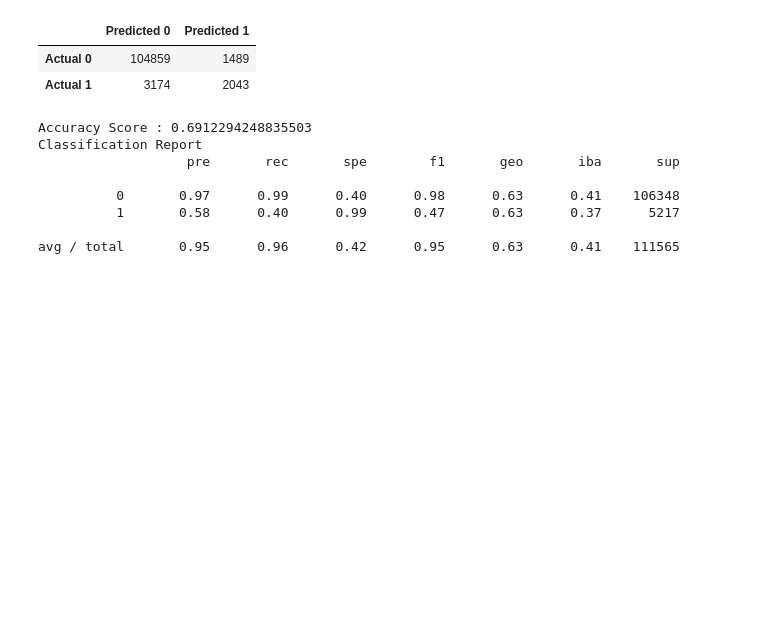
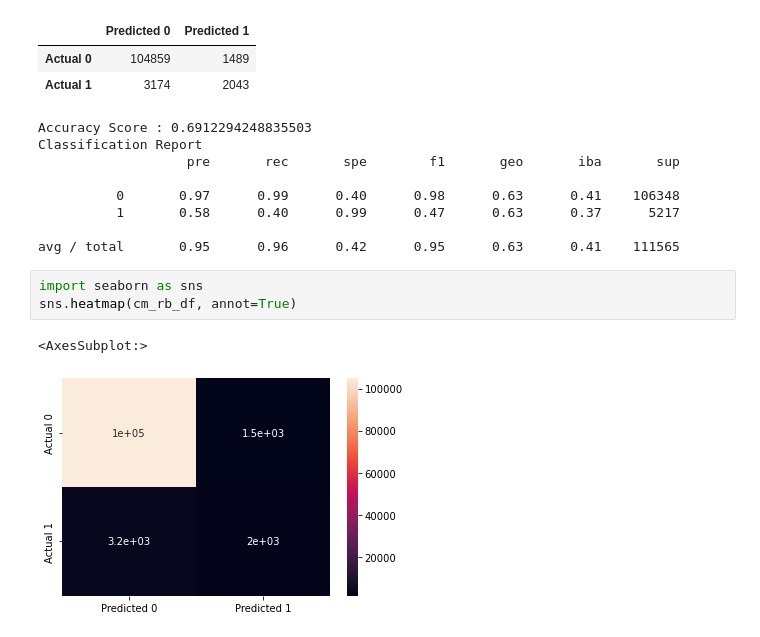
Before and after one commit to HartChrisT/Covid_Comorbidities, a Jupyter notebook: CovidDeaths.ipynb, the cells around one changed output. Drawn from its saved outputs; the diff is of its cells as text; blank space fills up the shorter version.

```diff
--- a/CovidDeaths.ipynb
+++ b/CovidDeaths.ipynb
@@ -294,3 +294,9 @@ Classification Report
           1       0.58      0.40      0.99      0.47      0.63      0.37      5217
 
 avg / total       0.95      0.96      0.42      0.95      0.63      0.41    111565
+# %%
+import seaborn as sns
+sns.heatmap(cm_rb_df, annot=True)
+# %% [output]
+<AxesSubplot:>
+[figure, added]
```
Also changed, not shown: parts of 1 cell of this notebook.
